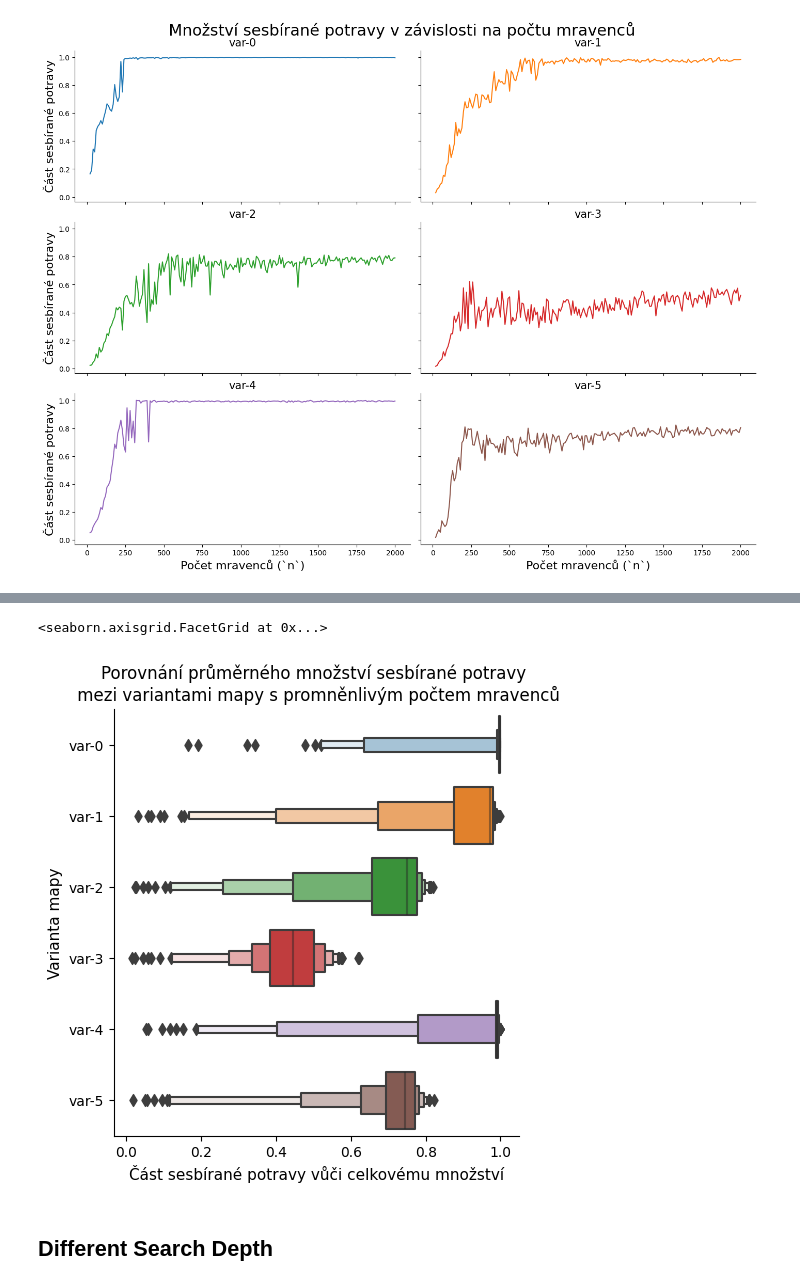
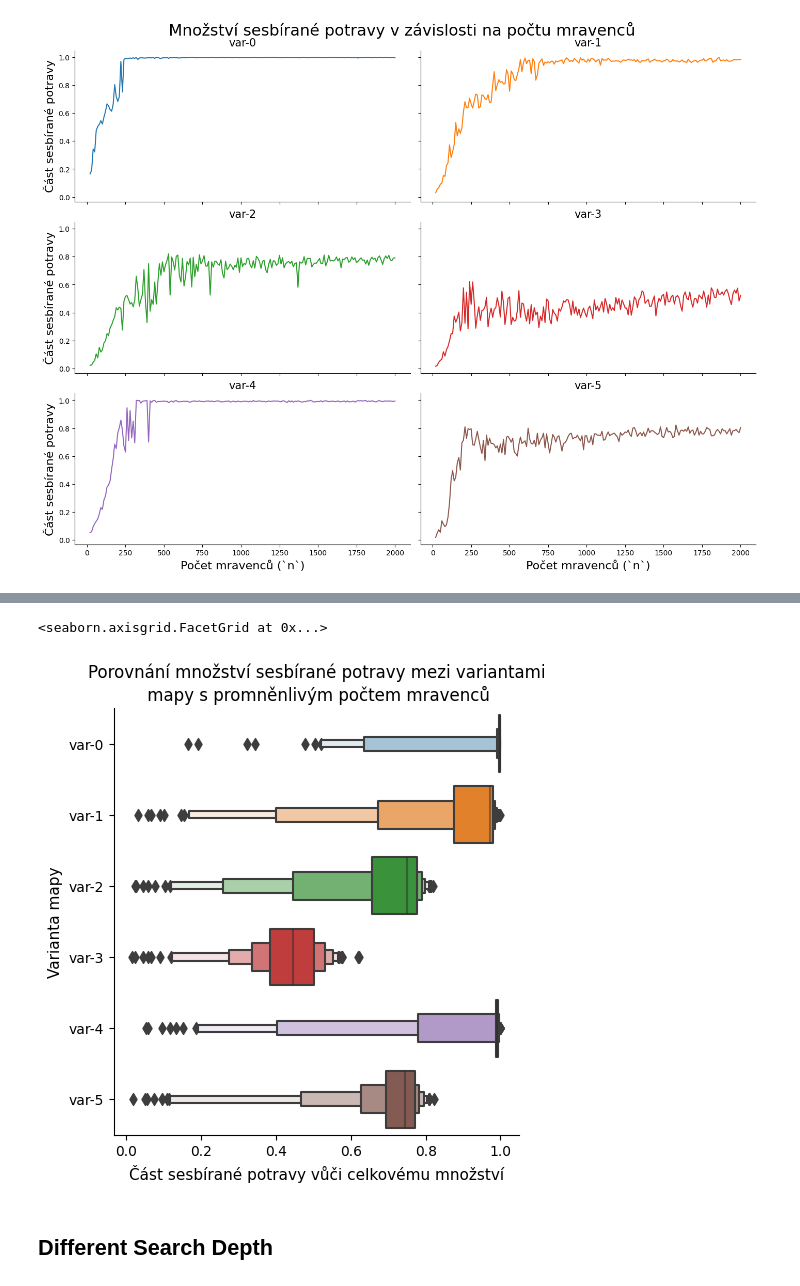
Before and after one commit to dbeinhauer/ant_colony_model, a Jupyter notebook: plot_creator.ipynb, the cells around one changed output, grey strips where cells are left out. Drawn from its saved outputs; the diff is of its cells as text; code cells hidden in the pictures.

```diff
--- a/plot_creator.ipynb
+++ b/plot_creator.ipynb
@@ -397,18 +385,18 @@ sns.relplot(
 # %%
 g = sns.catplot(
     data=ants_data,
     y="map_variant",
     x="food_percentage",
     kind="boxen",
-).set(title="Porovnání průměrného množství sesbírané potravy \n mezi variantami mapy s promněnlivým počtem mravenců")
+).set(title="Porovnání množství sesbírané potravy mezi variantami\n mapy s promněnlivým počtem mravenců")
 
 
 g.set_axis_labels("Část sesbírané potravy vůči celkovému množství", "Varianta mapy", fontsize=11)
 
 # plt.savefig('template1/images/num_ants_variants_means.pdf', bbox_inches='tight')
 # %% [output]
 <seaborn.axisgrid.FacetGrid at 0x...>
-[figure, old version]
+[figure, new version]
 # %% [markdown]
 ## Different Search Depth
 # %%
```
Also changed, not shown: parts of 10 cells of this notebook, 6 other files.
